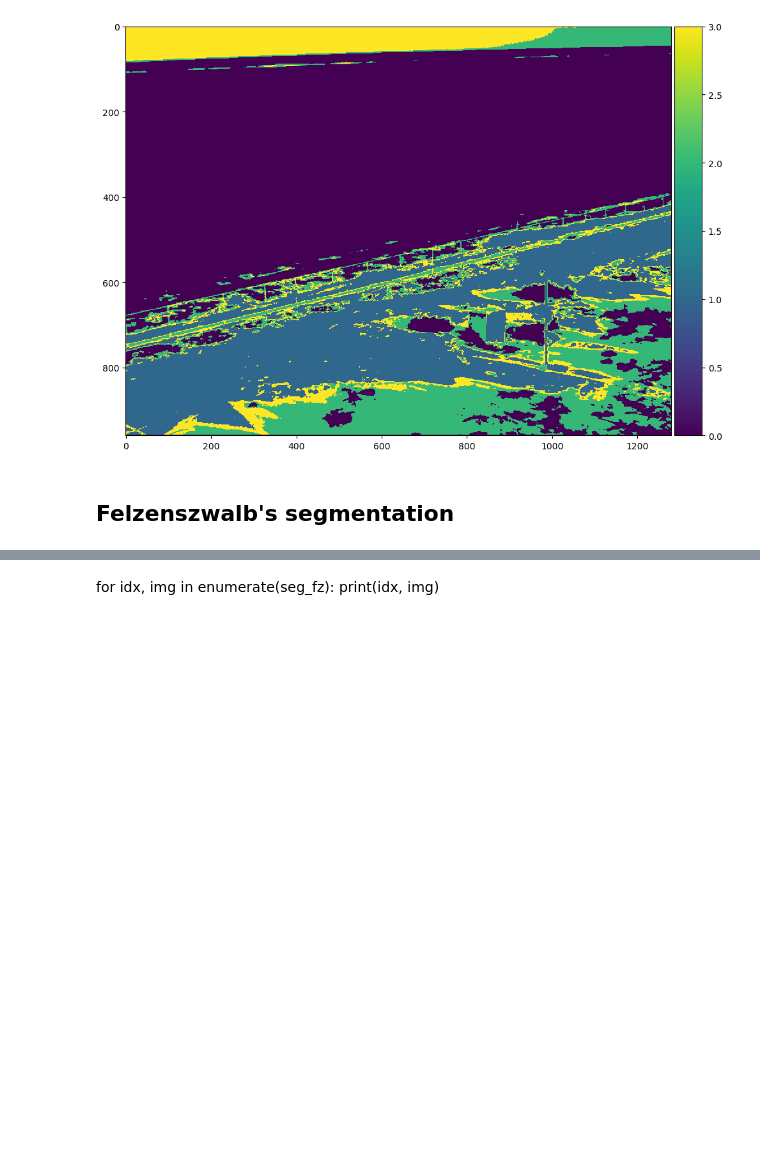
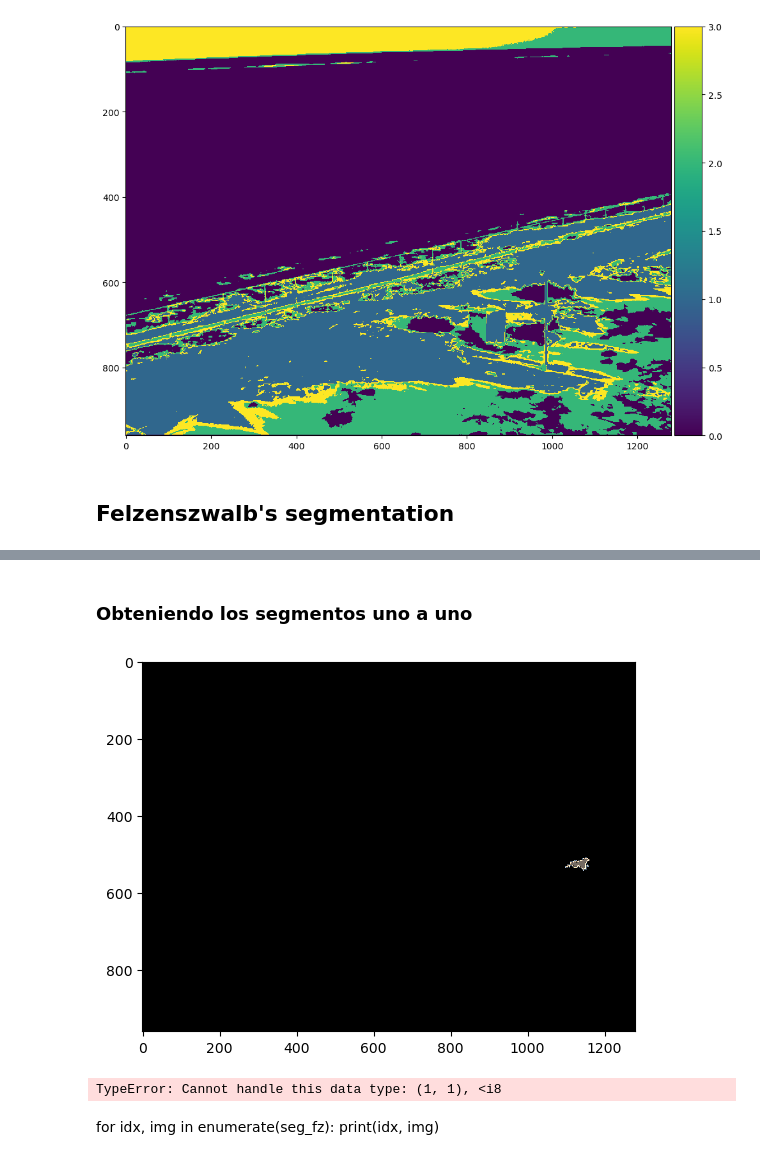
Before and after one commit to bondi7/sargassum-image-detection, a Jupyter notebook: sargassum.ipynb, the cells around one changed output, grey strips where cells are left out. Saved outputs shown, nothing was run; the diff lists cells and outputs as text; code cells hidden in the pictures; blank space fills up the shorter version.

Commit message:
Fixes on image segmentation.

```diff
--- a/sargassum.ipynb
+++ b/sargassum.ipynb
@@ -81,7 +68,7 @@ from skimage.util import img_as_float
 
 img = img_as_float(img)
 plt.figure(figsize=(20, 6))
-seg_fz = felzenszwalb(img, scale=100, sigma=0.5, min_size=500)
+seg_fz = felzenszwalb(img, scale=100, sigma=0.5, min_size=700)
 borders = find_boundaries(seg_fz)
 unique_colors = np.unique(seg_fz.ravel())
 seg_fz[borders] = -1
@@ -109,3 +93,25 @@ TypeError: Cannot handle this data type: (1, 1), <i8
+# %% [markdown]
+### Obteniendo los segmentos uno a uno
+# %%
+# TODO: 1. Ciclar esto para todas las imágenes y todos los segmentos únicos por
+# imagen.
+# 2. Almacenar cada imagen y clasificar
+a = np.where(seg_fz != 74)
+seg_fz_temp = seg_fz
+seg_fz_temp[a] = 1
+plt.imshow(seg_fz_temp, cmap=cm)
+plt.show()
+# %% [output]
+[figure, added]
+# %%
+for idx, img in enumerate(seg_fz):
+    image_id = 'test'
+    image_name = f'{idx}_{image_id}'
+    image_arr = Image.fromarray(img)
+    plt.imshow(image_arr)
+    break
+# %% [output]
+TypeError: Cannot handle this data type: (1, 1), <i8
 # %% [markdown]
 for idx, img in enumerate(seg_fz):
     print(idx, img)
```
Also changed, not shown: parts of 4 cells of this notebook.
